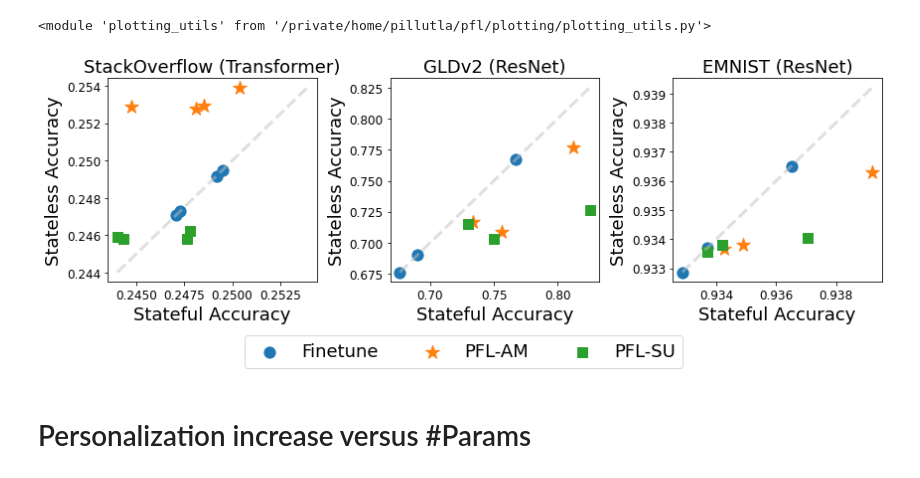
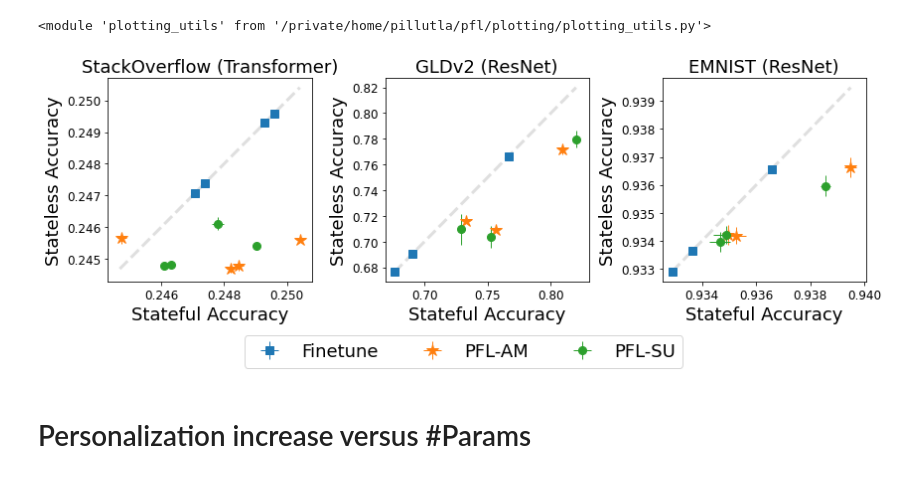
Before and after one commit to facebookresearch/FL_partial_personalization, a Jupyter notebook: plotting/results1.ipynb, the cells around one changed output. Saved outputs shown, nothing was run; the diff lists cells and outputs as text; code cells hidden in the pictures.

```diff
--- a/plotting/results1.ipynb
+++ b/plotting/results1.ipynb
@@ -114,0 +65,14 @@ df
+# %%
+args = dict(
+    init = "pretrained", ne_finetune=5, ne_pfl=5,
+    seeds=[1, 2, 3, 4, 5],  # TODO!
+    use_unweighted_stats = False, finetune_pfl_joint = True, metric_name="accuracy"
+)
+
+ds_and_model = ["emnist_resnetgn", "gldv2b_resnetgn", "so_mini"][0]
+print(ds_and_model)
+df, dfs = utils.get_main_pertask_table_mean_states(ds_and_model, **args)
+df2 = utils.convert_to_string_and_bold_multiindexcol(df, dfs, do_bold=True)
+df2 = utils.rename_multilevel_table(df2)
+
+df2
@@ -173,40 +172,43 @@ importlib.reload(utils)
 <module 'plotting_utils' from '/private/home/pillutla/pfl/plotting/plotting_utils.py'>
 # %%
 args = dict(
-    init = "pretrained", seed=1, ne_finetune=5, ne_pfl=1,
-    use_unweighted_stats = False, finetune_pfl_joint = False,
+    init = "pretrained", ne_finetune=5, ne_pfl=1,
+    use_unweighted_stats = False, finetune_pfl_joint = True,
 )
 
 ds_model_list = ["so_mini", "gldv2_resnetgn", "emnist_resnetgn"]
 n_plots = len(ds_model_list)
 
 df_stateful_lst = [utils.get_main_pertask_table_mean(ds_and_model, state="stateful", **args) for ds_and_model in ds_model_list]
 df_stateless_lst = [utils.get_main_pertask_table_mean(ds_and_model, state="stateless", **args) for ds_and_model in ds_model_list]
 
-styles = [{'color': utils.COLORS[0], 'marker': 'o', 's':125},
-    {'color': utils.COLORS[1], 'marker': '*', 's': 200},
-    {'color': utils.COLORS[2], 'marker': 's', 's': 100}
+styles = [{'color': utils.COLORS[0], 'marker': 's', 'markersize':8, 'linewidth': 1},
+    {'color': utils.COLORS[1], 'marker': '*', 'markersize': 13, 'linewidth': 1},
+    {'color': utils.COLORS[2], 'marker': 'o', 'markersize': 8, 'linewidth': 1}
 ]
 
-f, ax = plt.subplots(1, n_plots, figsize=(4*n_plots, 4))
+f, ax = plt.subplots(1, n_plots, figsize=(4,*n_plots, 4))
 for i in range(n_plots):
-    df1 = df_stateful_lst[i].drop(index=["pretrained"])
-    df2 = df_stateless_lst[i].drop(index=["pretrained"])
+    df1 = df_stateful_lst[i][0].drop(index=["pretrained"])
+    df1s = df_stateful_lst[i][1].drop(index=["pretrained"])
+    df2 = df_stateless_lst[i][0].drop(index=["pretrained"])
+    df2s = df_stateless_lst[i][1].drop(index=["pretrained"])
     for j, pfl_algo in enumerate(df1.columns):
-        ax[i].scatter(df1[pfl_algo], df2[pfl_algo], label=None if i>=1 else utils.pfl_algo_rename_dict[pfl_algo],
-            **styles[j])
+        ax[i].errorbar(df1[pfl_algo], df2[pfl_algo], xerr=df1s[pfl_algo], yerr=df2s[pfl_algo], linestyle='None',
+                        label=None if i>=1 else utils.pfl_algo_rename_dict[pfl_algo],
+                        **styles[j])
     # y = x line
     x1 = min(df1.to_numpy().min(), df2.to_numpy().min())
     x2 = max(df1.to_numpy().max(), df2.to_numpy().max())
     ax[i].plot([x1, x2], [x1, x2], alpha=0.5, color='silver', linestyle='dashed')
     ax[i].set_xlabel("Stateful Accuracy")
     ax[i].set_ylabel("Stateless Accuracy")
     ax[i].set_title(utils.dataset_rename_dict[ds_model_list[i]])
 lgd = f.legend(loc="lower center", bbox_to_anchor=(0.5, -0.15), ncol=3)
 
 plt.tight_layout()
 # %% [output]
-[figure, old version]
+[figure, new version]
 # %%
 del df1, df2
 # %% [markdown]
```
Also changed, not shown: parts of 36 cells of this notebook, 1 other file.
